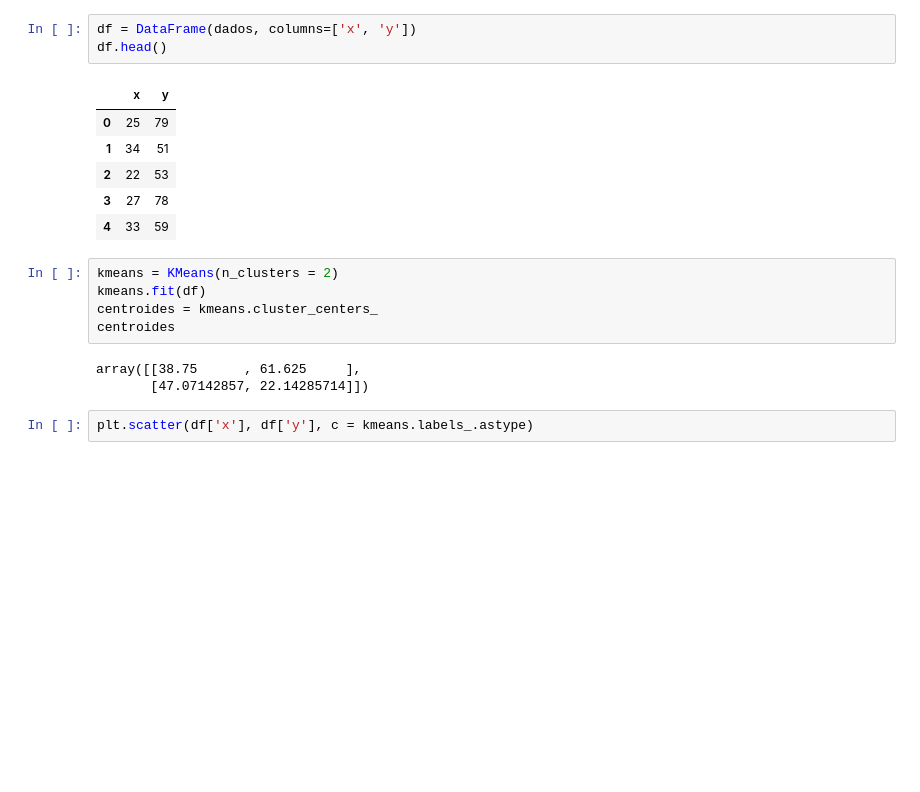
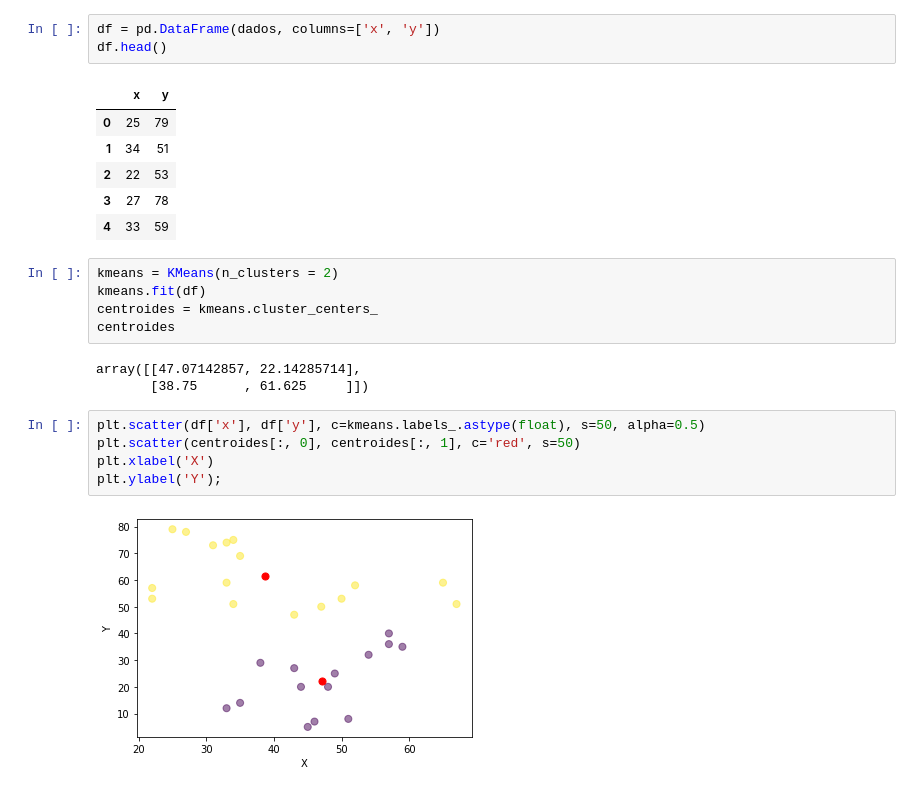
Before and after one commit to Ondion/machine_learning, a Jupyter notebook: notes/machine.ipynb, the cells around one changed output. Cells and saved outputs as stored; diff of their text form; blank space fills up the shorter version.

Commit message:
atualizando analise de dados

```diff
--- a/notes/machine.ipynb
+++ b/notes/machine.ipynb
@@ -6,7 +7,7 @@ from sklearn.cluster import KMeans
 dados = {'x' : [25, 34, 22, 27, 33, 33, 31, 22, 35, 34, 67, 54, 57, 43, 50, 57, 59, 52, 65, 47, 49, 48, 35, 33, 44, 45, 38, 43, 51, 46],
          'y' : [79, 51, 53, 78, 59, 74, 73, 57, 69, 75, 51, 32, 40, 47, 53, 36, 35, 58, 59, 50, 25, 20, 14, 12, 20, 5, 29, 27, 8, 7]}
 # %%
-df = DataFrame(dados, columns=['x', 'y'])
+df = pd.DataFrame(dados, columns=['x', 'y'])
 df.head()
 # %% [output]
 |  | x | y |
@@ -21,7 +22,12 @@ kmeans.fit(df)
 centroides = kmeans.cluster_centers_
 centroides
 # %% [output]
-array([[38.75      , 61.625     ],
-       [47.07142857, 22.14285714]])
+array([[47.07142857, 22.14285714],
+       [38.75      , 61.625     ]])
 # %%
-plt.scatter(df['x'], df['y'], c = kmeans.labels_.astype)
+plt.scatter(df['x'], df['y'], c=kmeans.labels_.astype(float), s=50, alpha=0.5)
+plt.scatter(centroides[:, 0], centroides[:, 1], c='red', s=50)
+plt.xlabel('X')
+plt.ylabel('Y');
+# %% [output]
+[figure, added]
```
Also changed, not shown: parts of 1 cell of this notebook, 2 other files.
